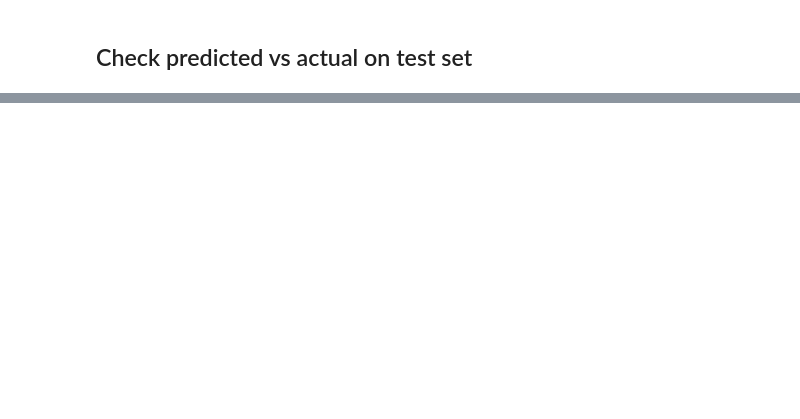
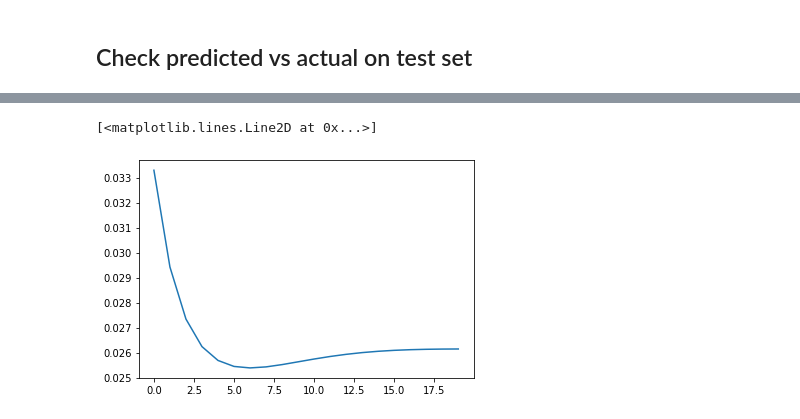
Before and after one commit to black-dalia/event-forecast-rio, a Jupyter notebook: DP_model_testing.ipynb, the cells around one changed output, grey strips where cells are left out. Drawn from its saved outputs; the diff is of its cells as text; code cells hidden in the pictures; blank space fills up the shorter version.

```diff
--- a/DP_model_testing.ipynb
+++ b/DP_model_testing.ipynb
@@ -138,0 +151,16 @@ data_test_temp.shape
+# %%
+i = 1
+print(f"input starts at {i*prediction_horizon}")
+print(f"input ends at {i*prediction_horizon+(length-prediction_horizon)} (not incl)")
+
+i*prediction_horizon+(length-prediction_horizon)
+data_test_temp = data_wo_date[i*prediction_horizon:i*prediction_horizon+(length-prediction_horizon)]
+data_test_temp = np.array(data_test_temp)
+data_test_temp = data_test_temp.reshape(1,(length-prediction_horizon),30)
+
+y_pred_temp_1 = model1.predict(data_test_temp).tolist()[0]
+print(f"output starts at {i*prediction_horizon+(length-prediction_horizon)}")
+print(f"output ends at {i*prediction_horizon+(length-prediction_horizon) +31} (not incl)")
+
+y_pred_temp_1_df = pd.DataFrame(y_pred_temp_1, columns = data_wo_date.columns)
+#y_pred_temp_1_df
@@ -138,0 +177,5 @@ data_test_temp.shape
+# %%
+plt.plot(y_pred_temp_1_df.Anchieta)
+# %% [output]
+[<matplotlib.lines.Line2D at 0x...>]
+[figure, added]
```
Also changed, not shown: parts of 30 cells of this notebook.
